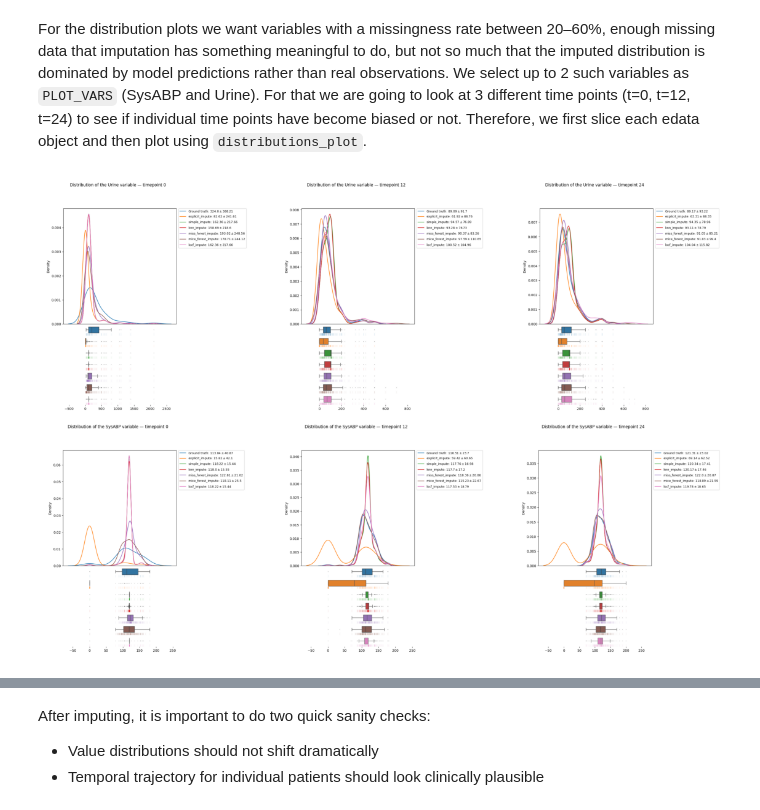
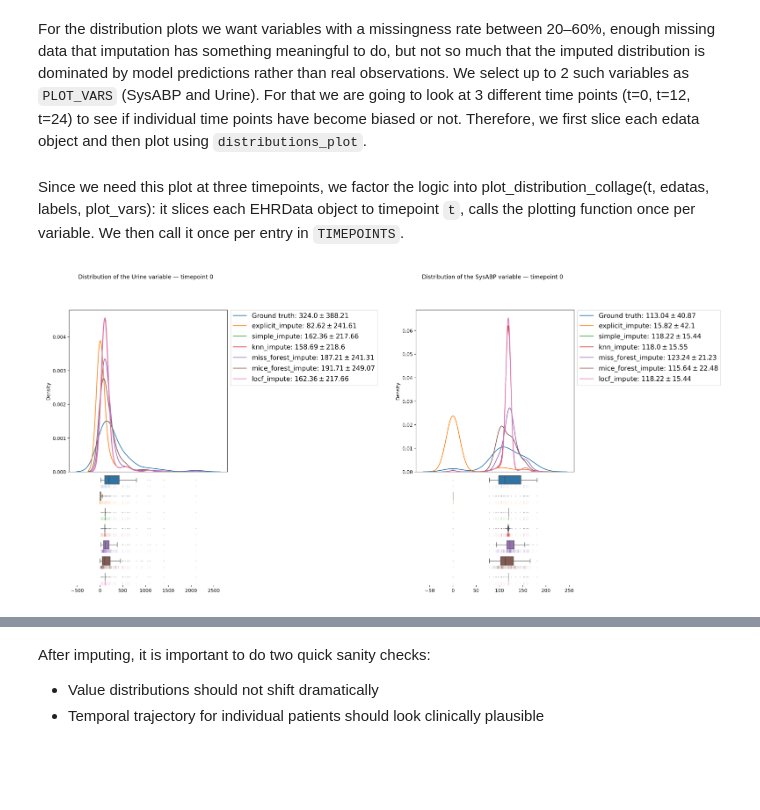
Before and after one commit to theislab/ehrapy-tutorials, a Jupyter notebook: imputation_nb.ipynb, the cells around one changed output, grey strips where cells are left out. Drawn from its saved outputs; the diff is of its cells as text; code cells hidden in the pictures; blank space fills up the shorter version.

Commit message:
notebook updated with profiles

```diff
--- a/imputation_nb.ipynb
+++ b/imputation_nb.ipynb
@@ -211,49 +229,57 @@ miss_pct = edata.var["missing_values_pct"]
 PLOT_VARS = miss_pct[(miss_pct > 20) & (miss_pct < 60)].sort_values().index.tolist()[:2]
 # %%
 %matplotlib inline
+# %% [markdown]
+Since we need this plot at three timepoints, we factor the logic into plot_distribution_collage(t, edatas, labels, plot_vars): it slices each EHRData object to timepoint `t`, calls the plotting function once per variable. We then call it once per entry in `TIMEPOINTS`.
 # %%
 import io
 
-n_rows = len(PLOT_VARS)
-n_cols = len(TIMEPOINTS)
-tile_images = [[None] * n_cols for _ in range(n_rows)]
 
-for col, t in enumerate(TIMEPOINTS):
+def plot_distribution_collage(t, edatas, labels, plot_vars):
     edatas_at_t = []
-
-    for e in [edata_bench, edata_explicit, edata_simple, edata_knn, edata_miss_forest, edata_mice_forest, edata_locf]:
+    for e in edatas:
         e_t = e[:, :, t].copy()          # 2D slice: obs × var
         X = e_t.layers["tem_data"].copy()
         X = X[:, :, 0]
         e_t.X = X
         edatas_at_t.append(e_t)
 
-    for row, var in enumerate(PLOT_VARS):
-        distributions_plot(
-            ["Ground truth", "explicit_impute",  "simple_impute", "knn_impute",
-             "miss_forest_impute", "mice_forest_impute", "locf_impute"],
-            edatas_at_t,
-            var,
-        )
+    tile_images = []
+    for var in plot_vars:
+        distributions_plot(labels, edatas_at_t, var)
         fig = plt.gcf()
         ax0 = fig.axes[0]
-        handles, labels = ax0.get_legend_handles_labels()
-        ax0.legend(handles, labels, fontsize=9, loc="upper left", bbox_to_anchor=(1.02, 1), borderaxespad=0)
+        handles, legend_labels = ax0.get_legend_handles_labels()
+        ax0.legend(handles, legend_labels, fontsize=14, loc="upper left", bbox_to_anchor=(1.02, 1), borderaxespad=0)
         plt.suptitle(f"Distribution of the {var} variable — timepoint {t}")
 
         buf = io.BytesIO()
-        fig.savefig(buf, format="png", bbox_inches="tight", dpi=100)
+        fig.savefig(buf, format="png", bbox_inches="tight", dpi=200)
         plt.close(fig)
         buf.seek(0)
-        tile_images[row][col] = plt.imread(buf)
+        tile_images.append(plt.imread(buf))
 
-collage_fig, collage_axes = plt.subplots(n_rows, n_cols, squeeze=False, figsize=(4 * n_cols, 4 * n_rows))
-for row in range(n_rows):
-    for col in range(n_cols):
-        ax = collage_axes[row][col]
-        ax.imshow(tile_images[row][col])
+    # Size the collage to fill the notebook width, using each tile's actual
+    # pixel aspect ratio so images aren't padded with whitespace or distorted.
+    n_cols = len(tile_images)
+    total_width = 16  # inches
+    tile_width = total_width / n_cols
+    tile_height = tile_width / (tile_images[0].shape[1] / tile_images[0].shape[0])
+
+    collage_fig, collage_axes = plt.subplots(1, n_cols, squeeze=False, figsize=(total_width, tile_height))
+    for ax, img in zip(collage_axes[0], tile_images):
+        ax.imshow(img)
         ax.axis("off")
-collage_fig.tight_layout()
-plt.show()
+    collage_fig.subplots_adjust(wspace=0)
+    collage_fig.tight_layout()
+    plt.show()
+
+
+BENCH_LABELS = ["Ground truth", "explicit_impute", "simple_impute", "knn_impute",
+                "miss_forest_impute", "mice_forest_impute", "locf_impute"]
+BENCH_EDATAS = [edata_bench, edata_explicit, edata_simple, edata_knn,
+                 edata_miss_forest, edata_mice_forest, edata_locf]
+
+plot_distribution_collage(TIMEPOINTS[0], BENCH_EDATAS, BENCH_LABELS, PLOT_VARS)
 # %% [output]
-[figure, old version]
+[figure, new version]
```
Also changed, not shown: parts of 32 cells of this notebook, 4 other files.
